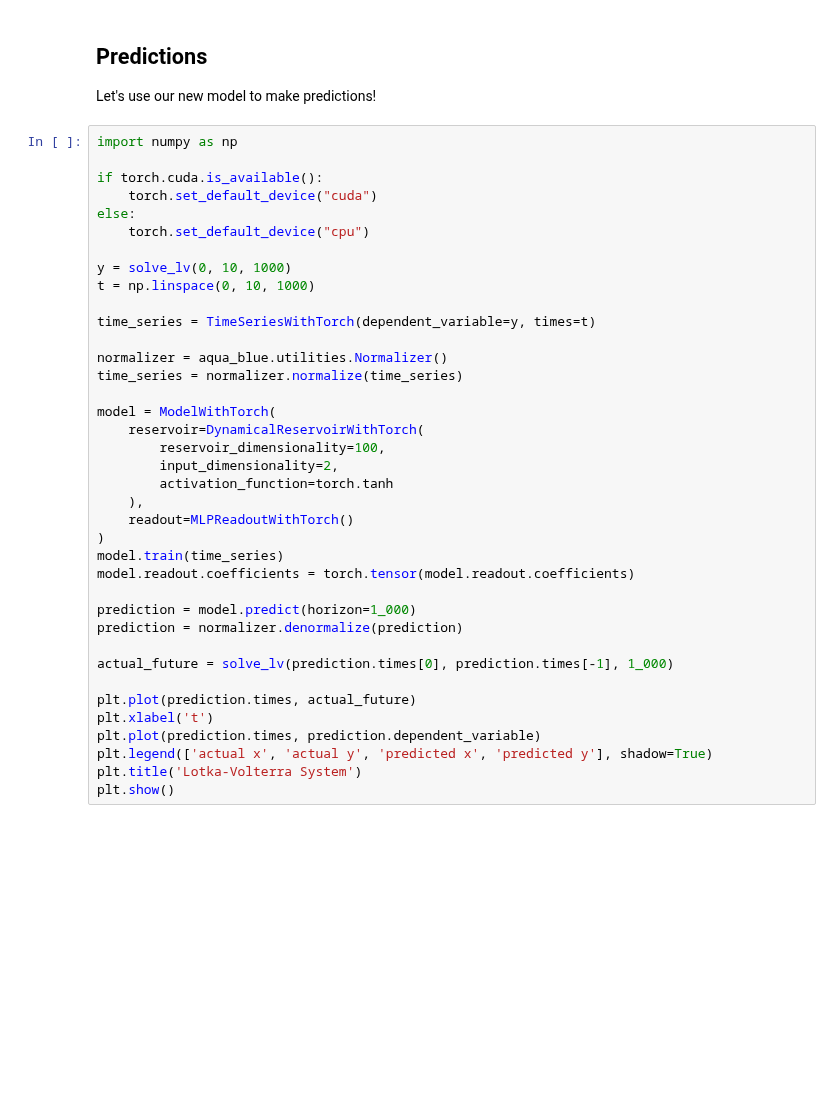
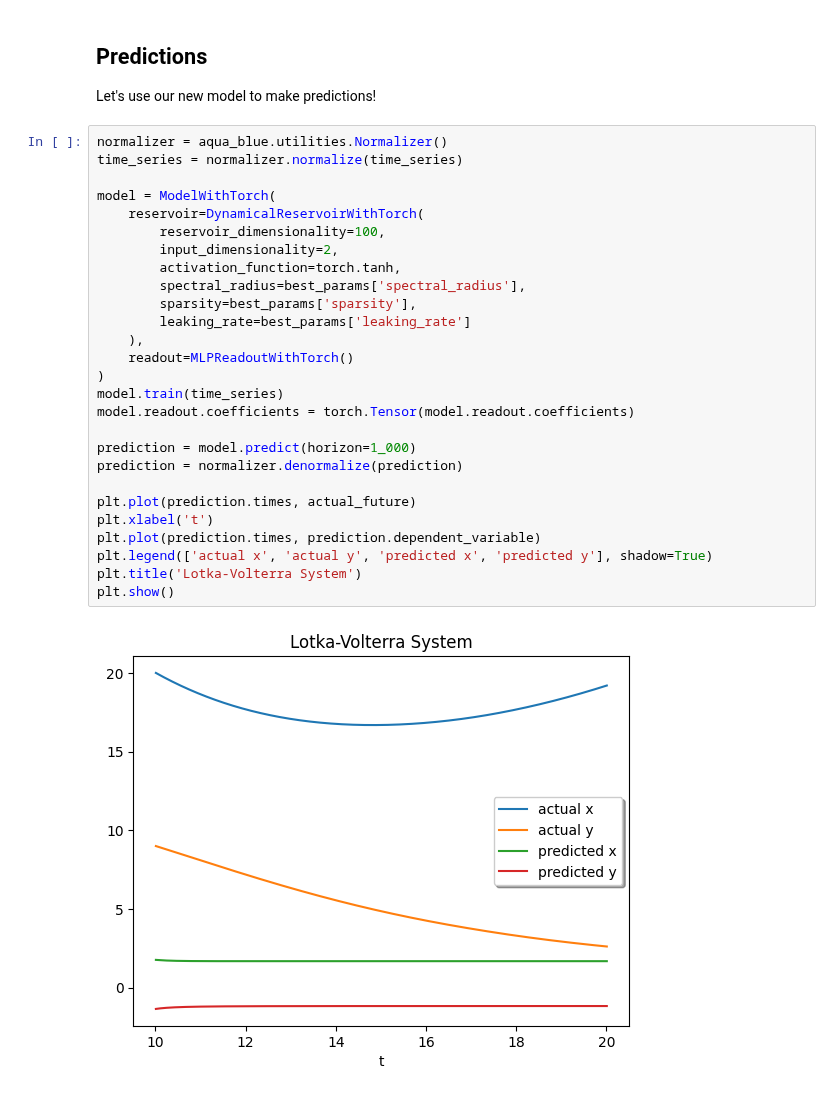
Before and after one commit to lonelyneutrin0/aqua-blue, a Jupyter notebook: examples/torch-example.ipynb, the cells around one changed output. Cells and saved outputs as stored; diff of their text form; blank space fills up the shorter version.

```diff
--- a/examples/torch-example.ipynb
+++ b/examples/torch-example.ipynb
@@ -171,40 +290,31 @@ class MLPReadoutWithTorch(aqua_blue.readouts.LinearReadout):
 
 Let's use our new model to make predictions!
 # %%
-import numpy as np
-
-if torch.cuda.is_available():
-    torch.set_default_device("cuda")
-else:
-    torch.set_default_device("cpu")
-
-y = solve_lv(0, 10, 1000)
-t = np.linspace(0, 10, 1000)
-
-time_series = TimeSeriesWithTorch(dependent_variable=y, times=t)
-
 normalizer = aqua_blue.utilities.Normalizer()
 time_series = normalizer.normalize(time_series)
 
 model = ModelWithTorch(
     reservoir=DynamicalReservoirWithTorch(
         reservoir_dimensionality=100,
         input_dimensionality=2,
-        activation_function=torch.tanh
+        activation_function=torch.tanh,
+        spectral_radius=best_params['spectral_radius'],
+        sparsity=best_params['sparsity'],
+        leaking_rate=best_params['leaking_rate']
     ),
     readout=MLPReadoutWithTorch()
 )
 model.train(time_series)
-model.readout.coefficients = torch.tensor(model.readout.coefficients)
+model.readout.coefficients = torch.Tensor(model.readout.coefficients)
 
 prediction = model.predict(horizon=1_000)
 prediction = normalizer.denormalize(prediction)
-
-actual_future = solve_lv(prediction.times[0], prediction.times[-1], 1_000)
 
 plt.plot(prediction.times, actual_future)
 plt.xlabel('t')
 plt.plot(prediction.times, prediction.dependent_variable)
 plt.legend(['actual x', 'actual y', 'predicted x', 'predicted y'], shadow=True)
 plt.title('Lotka-Volterra System')
 plt.show()
+# %% [output]
+[figure, added]
```
Also changed, not shown: parts of 3 cells of this notebook.
